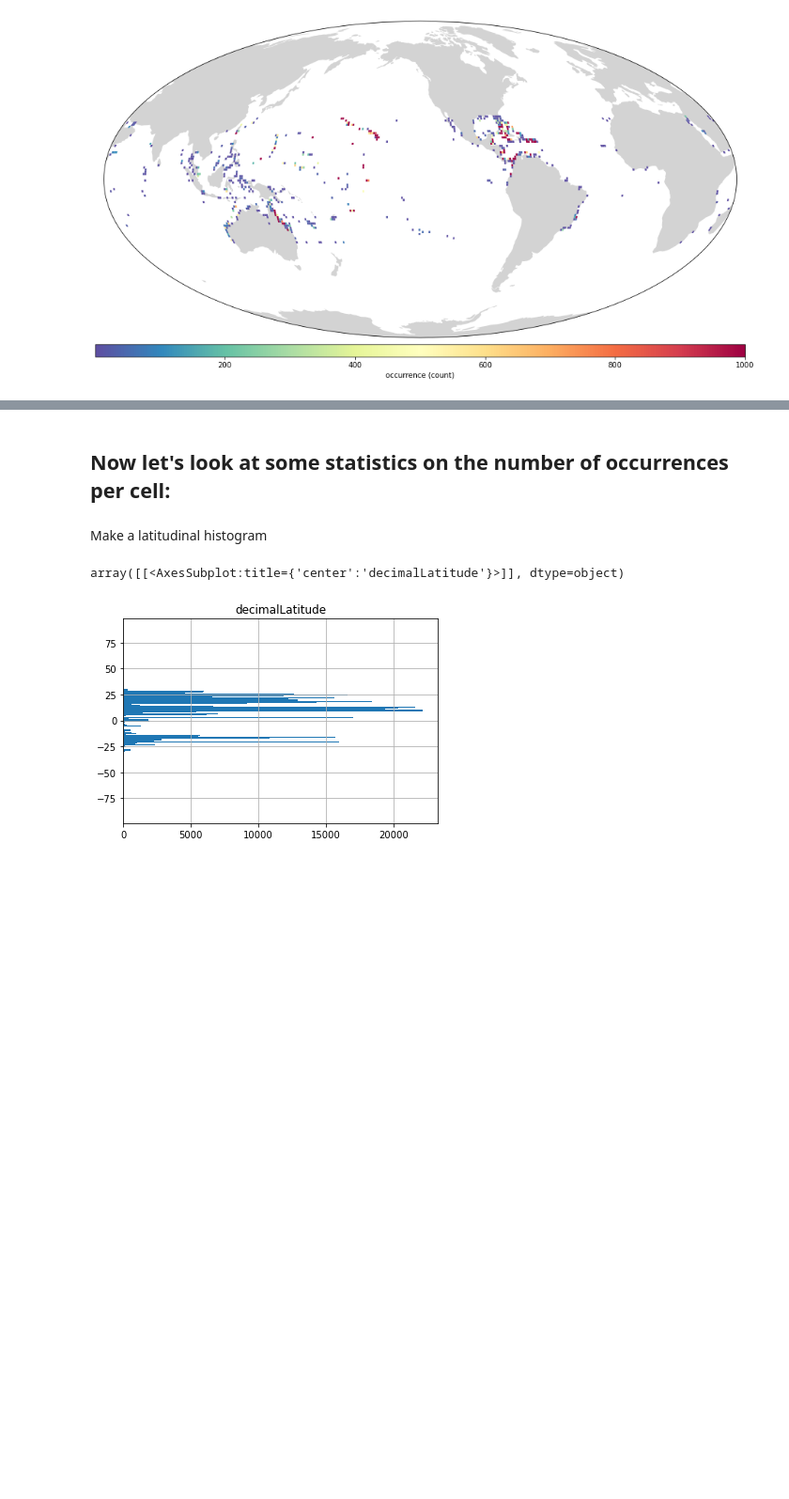
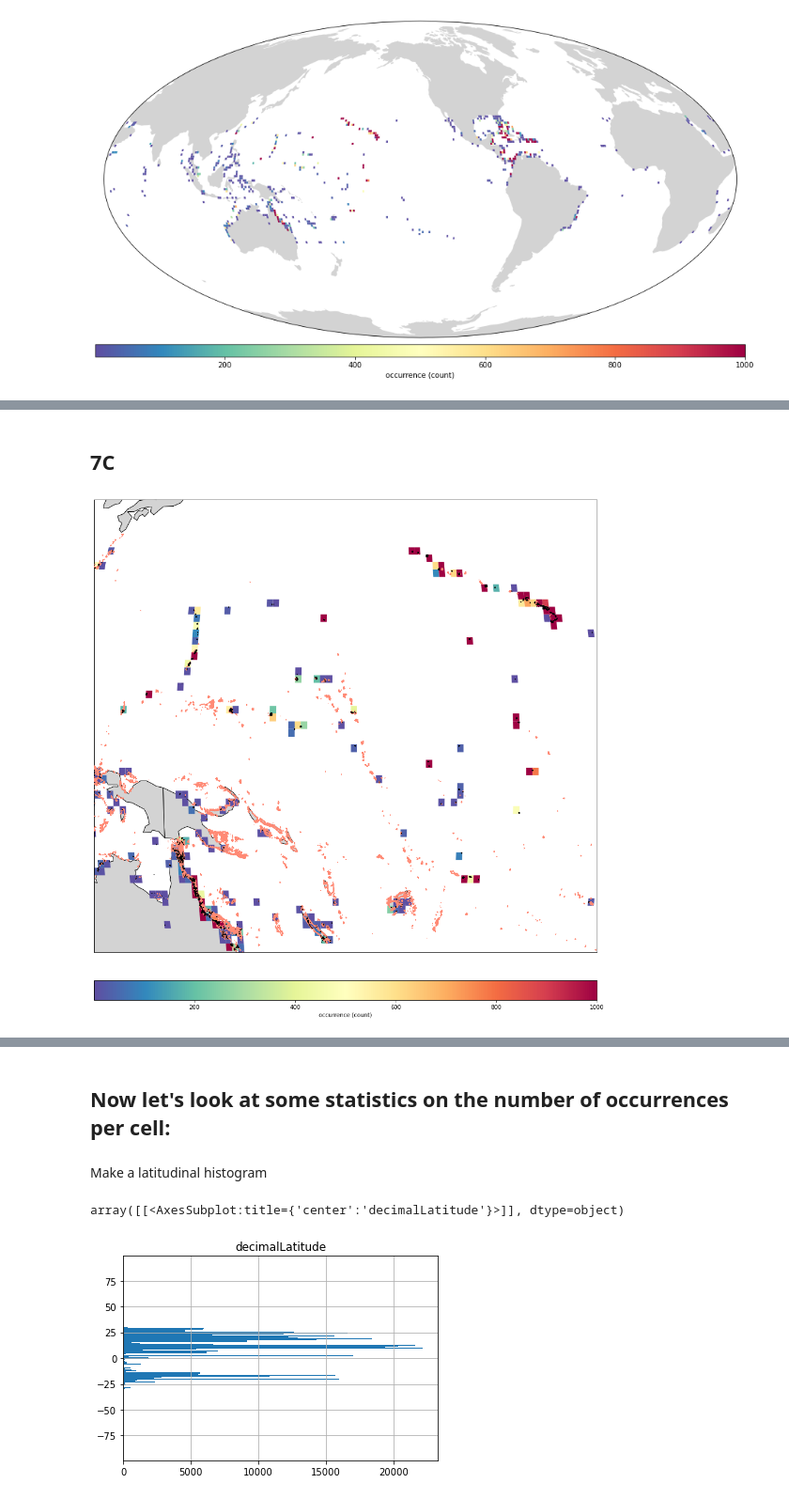
Before and after one commit to MathewBiddle/bio_ice, a Jupyter notebook: create_map_from_OBIS_API.ipynb, the cells around one changed output, grey strips where cells are left out. Shown at 94% size. Cells and saved outputs as stored; diff of their text form; code cells hidden in the pictures; blank space fills up the shorter version.

```diff
--- a/create_map_from_OBIS_API.ipynb
+++ b/create_map_from_OBIS_API.ipynb
@@ -350,0 +355,76 @@ ax.outline_patch.set_visible(True)
+# %% [markdown]
+## 7C
+# %%
+import geoplot
+import geoplot.crs as gcrs
+import matplotlib.pyplot as plt
+import matplotlib as mpl
+from mpl_toolkits.axes_grid1 import make_axes_locatable
+
+norm = mpl.colors.Normalize(vmin=1, vmax=1000)
+
+
+projection=gcrs.Mollweide(central_longitude=-189)
+
+world = gpd.read_file(gpd.datasets.get_path('naturalearth_lowres'))
+
+fig, ax = plt.subplots(figsize=(16,16), facecolor=None, subplot_kw={'projection':projection})
+
+geoplot.polyplot(
+    world,
+    facecolor='lightgray',
+    edgecolor='black',
+    projection=projection,
+    ax=ax,
+    zorder=1,
+)
+
+
+cax = fig.add_axes([0.125, 0.08, 0.775, 0.03])
+
+geoplot.choropleth(cell,
+                   hue='n_occur',
+                   edgecolor=None,
+                   projection=projection,
+                   ax=ax,
+                   cmap='Spectral_r',
+                   legend=True,
+                   legend_kwargs={'orientation': 'horizontal',
+                                  'cax':cax,
+                                  'label':"occurrence (count)",
+                                 },
+                   norm=norm,
+                   zorder=2,
+                  )
+
+# define your own as a list [xmin, xmax, ymin, ymax]
+extent = [-230, -149, -19, 29]
+
+ax.set_extent(extent)
+
+ax.add_wms(wms='https://gis.unep-wcmc.org/arcgis/services/marine/WCMC_008_CoralReefs_WMS/MapServer/WMSServer?request=GetCapabilities&service=WMS',
+          layers=['0','1'],
+          zorder=5,
+          )
+
+def identity_scale(minval, maxval):
+    def scalar(val):
+        return 0.5
+    return scalar
+
+geoplot.pointplot(
+    gdf,
+    scale=gdf.index,
+    scale_func=identity_scale,
+    color='black',
+    edgecolor=None,
+    projection=projection,
+    zorder=10,
+    ax=ax,
+)
+
+ax.set_extent(extent)
+
+ax.outline_patch.set_visible(True)
+# %% [output]
+[figure, added]
```
Also changed, not shown: parts of 7 cells of this notebook, 1 other file.
